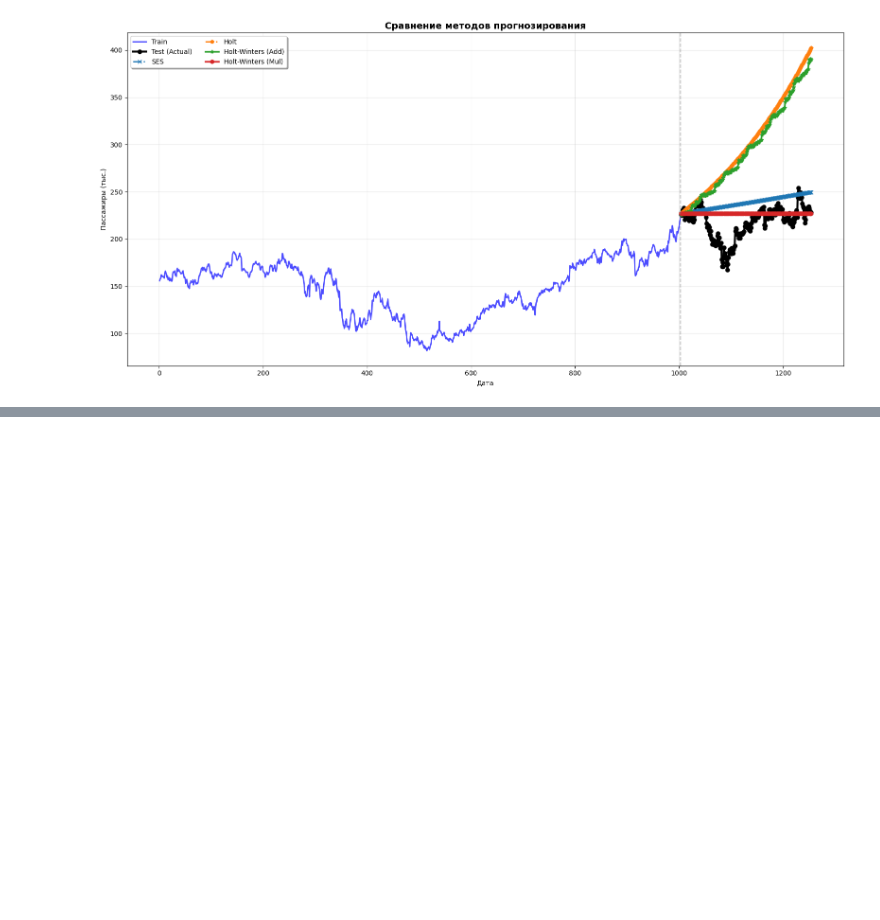
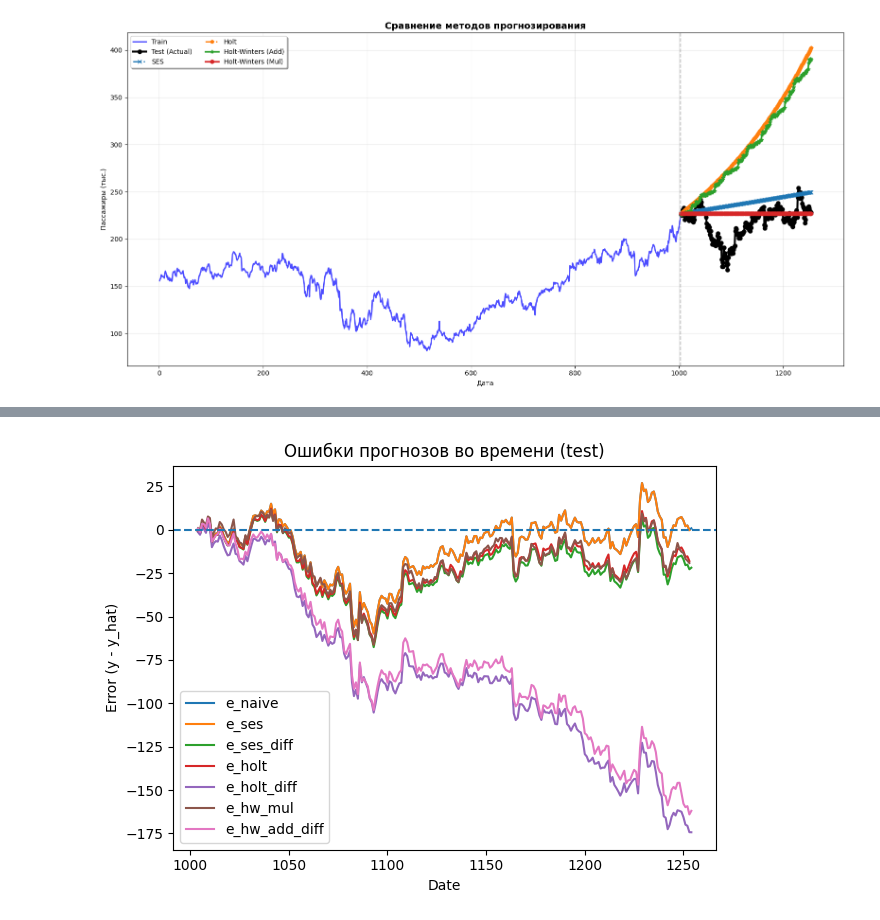
Before and after one commit to NikitaFedorovS/TS_post, a Jupyter notebook: hm_1.ipynb, the cells around one changed output, grey strips where cells are left out. Saved outputs shown, nothing was run; the diff lists cells and outputs as text; code cells hidden in the pictures; blank space fills up the shorter version.

```diff
--- a/hm_1.ipynb
+++ b/hm_1.ipynb
@@ -572,0 +595,36 @@ metrics_df
+# %%
+naive_aligned = naive_forecast.reindex(test.index)
+ses_pred_aligned = ses_pred.reindex(test.index)
+ses_pred_diff_aligned = ses_pred_diff.reindex(test.index)
+holt_pred_aligned = holt_pred.reindex(test.index)
+holt_pred_diff_aligned = holt_pred_diff.reindex(test.index)
+hw_mul_aligned = hw_mul.reindex(test.index)
+hw_add_pred_diff_aligned = hw_add_pred_diff.reindex(test.index)
+
+
+e_naive = y_true - naive_aligned
+e_ses = y_true - ses_pred_aligned
+e_ses_diff = y_true - ses_pred_diff_aligned
+e_holt = y_true - holt_pred_aligned
+e_holt_diff = y_true - holt_pred_diff_aligned
+e_hw_mul = y_true - hw_mul_aligned
+e_hw_add_diff = y_true - hw_add_pred_diff_aligned
+
+
+plt.figure()
+plt.plot(test.index, e_naive, label='e_naive')
+plt.plot(test.index, e_ses, label='e_ses')
+plt.plot(test.index, e_ses_diff, label='e_ses_diff')
+plt.plot(test.index, e_holt, label='e_holt')
+plt.plot(test.index, e_holt_diff, label='e_holt_diff')
+plt.plot(test.index, e_hw_mul, label='e_hw_mul')
+plt.plot(test.index, e_hw_add_diff, label='e_hw_add_diff')
+plt.axhline(0, linestyle='--')
+plt.title('Ошибки прогнозов во времени (test)')
+plt.xlabel('Date')
+plt.ylabel('Error (y - y_hat)')
+plt.legend()
+plt.tight_layout()
+plt.show()
+# %% [output]
+[figure, added]
```
Also changed, not shown: parts of 12 cells of this notebook.
